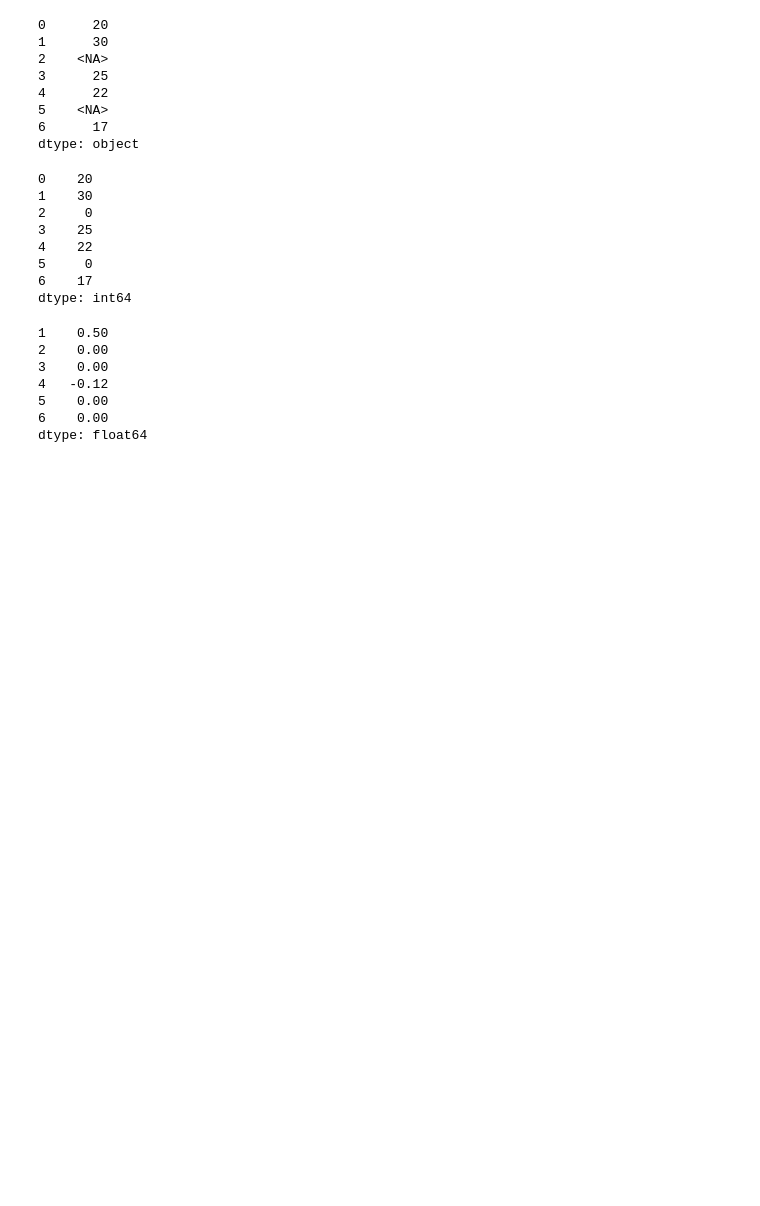
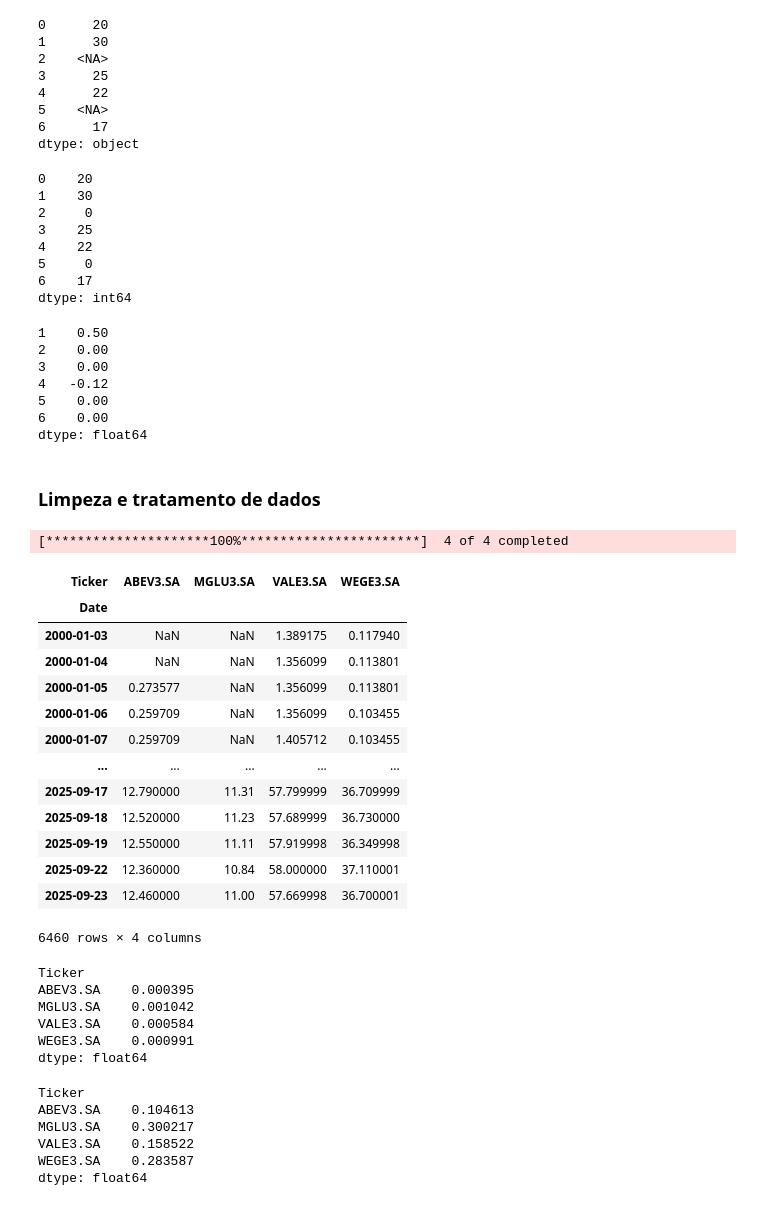
Before and after one commit to Jgonsan/Python, a Jupyter notebook: Pandas.ipynb, the cells around one changed output. Drawn from its saved outputs; the diff is of its cells as text; code cells hidden in the pictures; blank space fills up the shorter version.

```diff
--- a/Pandas.ipynb
+++ b/Pandas.ipynb
@@ -2300,3 +2300,5 @@ serie_retorno
 5    0.00
 6    0.00
 dtype: float64
+# %% [markdown]
+### Limpeza e tratamento de dados
@@ -2302,0 +2310,42 @@ dtype: float64
+# %%
+#  Extração de dados do Yahoo Finance para múltiplas ações
+dados_acoes = yf.download(tickers=['ABEV3.SA', 'MGLU3.SA', 'WEGE3.SA', 'VALE3.SA'], start='2000-01-01', end=datetime.now())['Close']
+dados_acoes
+# %% [output]
+[*********************100%***********************]  4 of 4 completed
+| Ticker | ABEV3.SA | MGLU3.SA | VALE3.SA | WEGE3.SA |
+| Date |  |  |  |  |
+| 2000-01-03 | NaN | NaN | 1.389175 | 0.117940 |
+| 2000-01-04 | NaN | NaN | 1.356099 | 0.113801 |
+| 2000-01-05 | 0.273577 | NaN | 1.356099 | 0.113801 |
+| 2000-01-06 | 0.259709 | NaN | 1.356099 | 0.103455 |
+| 2000-01-07 | 0.259709 | NaN | 1.405712 | 0.103455 |
+| ... | ... | ... | ... | ... |
+| 2025-09-17 | 12.790000 | 11.31 | 57.799999 | 36.709999 |
+| 2025-09-18 | 12.520000 | 11.23 | 57.689999 | 36.730000 |
+| 2025-09-19 | 12.550000 | 11.11 | 57.919998 | 36.349998 |
+| 2025-09-22 | 12.360000 | 10.84 | 58.000000 | 37.110001 |
+| 2025-09-23 | 12.460000 | 11.00 | 57.669998 | 36.700001 |
+6460 rows × 4 columns
+# %%
+# Calculando o retorno diário médio de cada ação
+media_retorno_diario = dados_acoes.pct_change().dropna().mean()
+media_retorno_diario
+# %% [output]
+Ticker
+ABEV3.SA    0.000395
+MGLU3.SA    0.001042
+VALE3.SA    0.000584
+WEGE3.SA    0.000991
+dtype: float64
+# %%
+# Convertendo o retorno diário em retorno anual
+dados_anuais = media_retorno_diario.map(lambda x: (1 + x) ** 252 - 1)
+dados_anuais
+# %% [output]
+Ticker
+ABEV3.SA    0.104613
+MGLU3.SA    0.300217
+VALE3.SA    0.158522
+WEGE3.SA    0.283587
+dtype: float64
```
Also changed, not shown: parts of 22 cells of this notebook.
